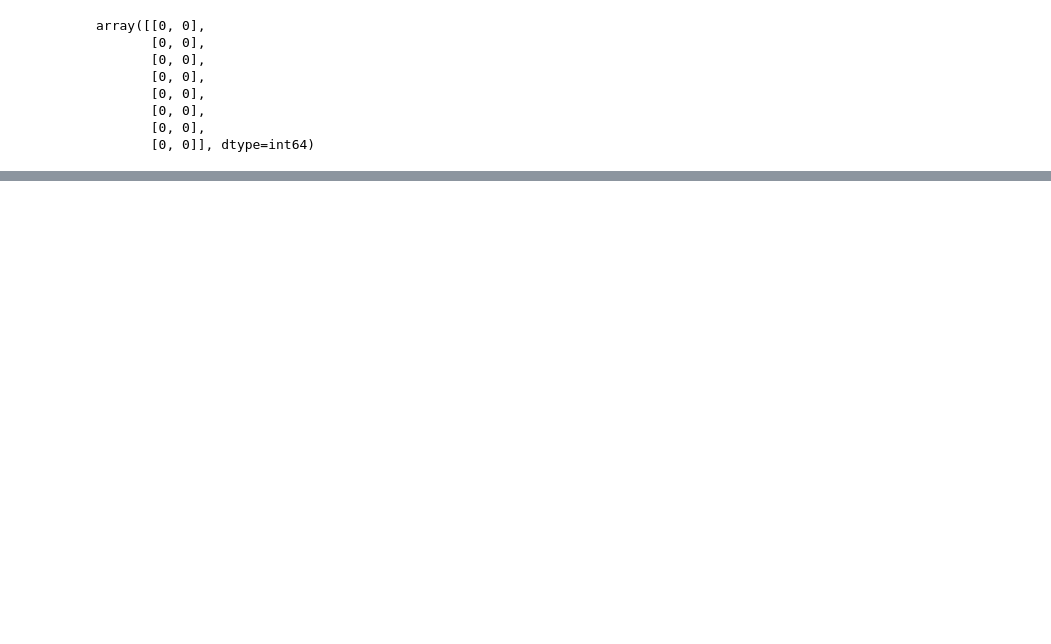
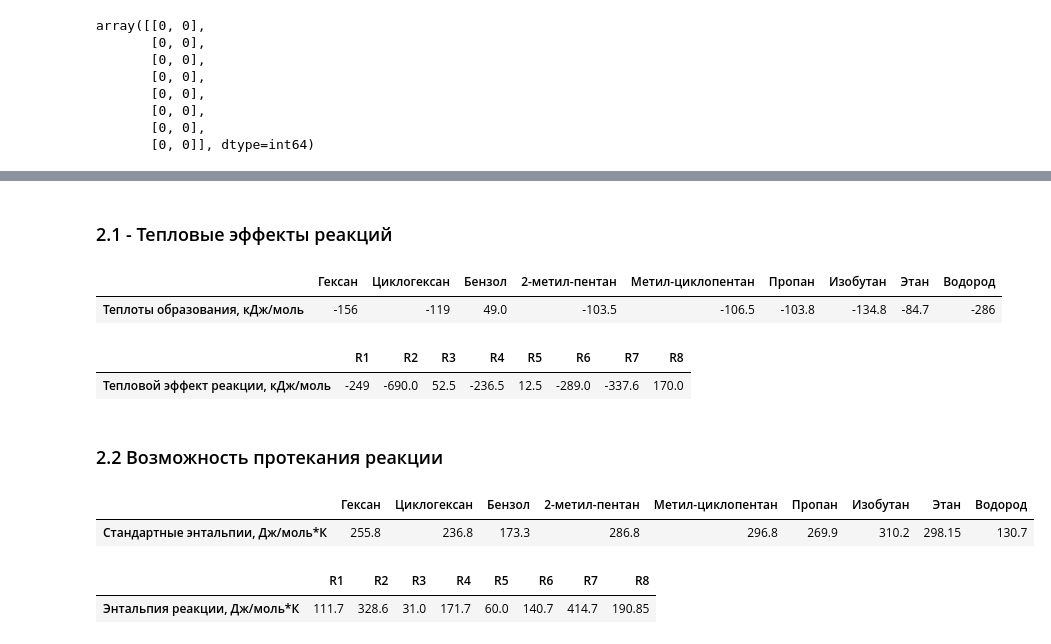
Before and after one commit to Rus-tam/stecheometric-matrixes, a Jupyter notebook: Вариант 1.ipynb, the cells around one changed output, grey strips where cells are left out. Drawn from its saved outputs; the diff is of its cells as text; code cells hidden in the pictures; blank space fills up the shorter version.

```diff
--- a/Вариант 1.ipynb
+++ b/Вариант 1.ipynb
@@ -281,0 +245,39 @@ HOR_df
+# %% [markdown]
+### 2.1 - Тепловые эффекты реакций
+# %%
+# Теплоты образования веществ
+HOF_dict = {
+    'Гексан': -156,
+    'Циклогексан': -119,
+    'Бензол': 49.0,
+    '2-метил-пентан': -103.5,
+    'Метил-циклопентан': -106.5,
+    'Пропан': -103.8,
+    'Изобутан': -134.8,
+    'Этан': -84.7,
+    'Водород': -286
+}
+HOF_df = pd.DataFrame(HOF_dict, index=['Теплоты образования, кДж/моль'])
+HOF_df
+# %% [output]
+|  | Гексан | Циклогексан | Бензол | 2-метил-пентан | Метил-циклопентан | Пропан | Изобутан | Этан | Водород |
+| Теплоты образования, кДж/моль | -156 | -119 | 49.0 | -103.5 | -106.5 | -103.8 | -134.8 | -84.7 | -286 |
+# %%
+# Расчет тепловых эффектов реакций
+HOR_dict = {
+    'R1': (HOF_dict['Циклогексан'] + HOF_dict['Водород']) - HOF_dict['Гексан'],
+    'R2': (HOF_dict['Бензол'] + 3*HOF_dict['Водород']) - HOF_dict['Циклогексан'],
+    'R3': HOF_dict['2-метил-пентан'] - HOF_dict['Гексан'],
+    'R4': (HOF_dict['Метил-циклопентан'] + HOF_dict['Водород']) - HOF_dict['Гексан'],
+    'R5': HOF_dict['Метил-циклопентан'] - HOF_dict['Циклогексан'],
+    'R6': (HOF_dict['Метил-циклопентан'] + HOF_dict['Водород']) - HOF_dict['2-метил-пентан'],
+    'R7': 2*HOF_dict['Пропан'] - (HOF_dict['Гексан'] - HOF_dict['Водород']),
+    'R8': (HOF_dict['Изобутан'] + HOF_dict['Этан']) - (HOF_dict['2-метил-пентан'] + HOF_dict['Водород'])
+}
+HOR_df = pd.DataFrame(HOR_dict, index=['Тепловой эффект реакции, кДж/моль'])
+HOR_df
+# %% [output]
+|  | R1 | R2 | R3 | R4 | R5 | R6 | R7 | R8 |
+| Тепловой эффект реакции, кДж/моль | -249 | -690.0 | 52.5 | -236.5 | 12.5 | -289.0 | -337.6 | 170.0 |
+# %% [markdown]
+### 2.2 Возможность протекания реакции
@@ -281,0 +287,36 @@ HOR_df
+# %%
+# Стандартная энтропия веществ (Дж/моль*К)
+SE_dict = {
+    'Гексан': 255.8,
+    'Циклогексан': 236.8,
+    'Бензол': 173.3,
+    '2-метил-пентан': 286.8,
+    'Метил-циклопентан': 296.8,
+    'Пропан': 269.9,
+    'Изобутан': 310.2,
+    'Этан': 298.15,
+    'Водород': 130.7
+}
+SE_df = pd.DataFrame(SE_dict, index=['Стандартные энтальпии, Дж/моль*К'])
+SE_df
+# %% [output]
+|  | Гексан | Циклогексан | Бензол | 2-метил-пентан | Метил-циклопентан | Пропан | Изобутан | Этан | Водород |
+| Стандартные энтальпии, Дж/моль*К | 255.8 | 236.8 | 173.3 | 286.8 | 296.8 | 269.9 | 310.2 | 298.15 | 130.7 |
+# %%
+# Расчет энтальпии реакций
+EOR = {
+    'R1': (SE_dict['Циклогексан'] + SE_dict['Водород']) - SE_dict['Гексан'],
+    'R2': (SE_dict['Бензол'] + 3*SE_dict['Водород']) - SE_dict['Циклогексан'],
+    'R3': SE_dict['2-метил-пентан'] - SE_dict['Гексан'],
+    'R4': (SE_dict['Метил-циклопентан'] + SE_dict['Водород']) - SE_dict['Гексан'],
+    'R5': SE_dict['Метил-циклопентан'] - SE_dict['Циклогексан'],
+    'R6': (SE_dict['Метил-циклопентан'] + SE_dict['Водород']) - SE_dict['2-метил-пентан'],
+    'R7': 2*SE_dict['Пропан'] - (SE_dict['Гексан'] - SE_dict['Водород']),
+    'R8': (SE_dict['Изобутан'] + SE_dict['Этан']) - (SE_dict['2-метил-пентан'] + SE_dict['Водород'])
+}
+
+EOR_df = pd.DataFrame(EOR, index=['Энтальпия реакции, Дж/моль*К'])
+EOR_df
+# %% [output]
+|  | R1 | R2 | R3 | R4 | R5 | R6 | R7 | R8 |
+| Энтальпия реакции, Дж/моль*К | 111.7 | 328.6 | 31.0 | 171.7 | 60.0 | 140.7 | 414.7 | 190.85 |
```
Also changed, not shown: parts of 17 cells of this notebook.
